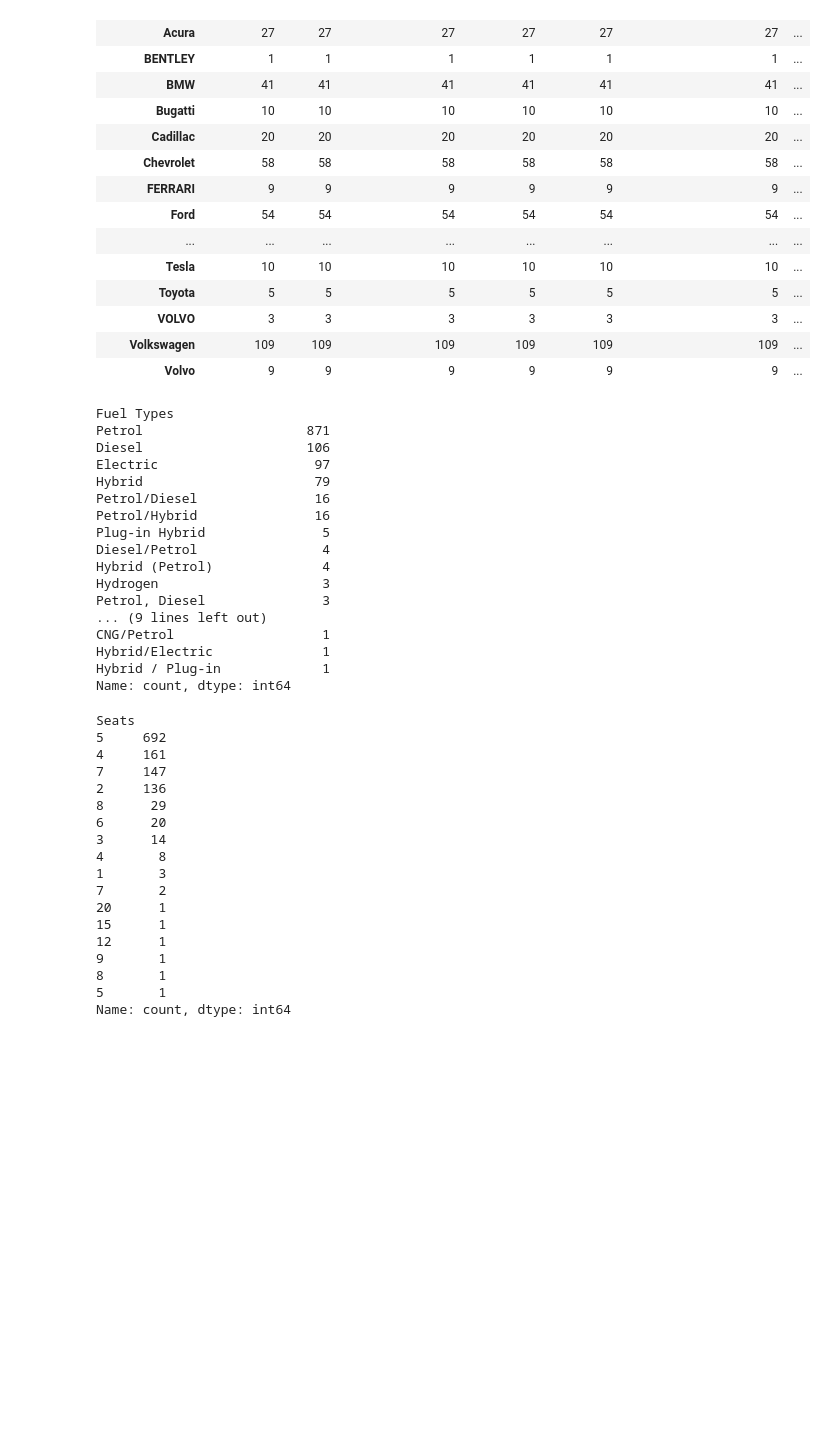
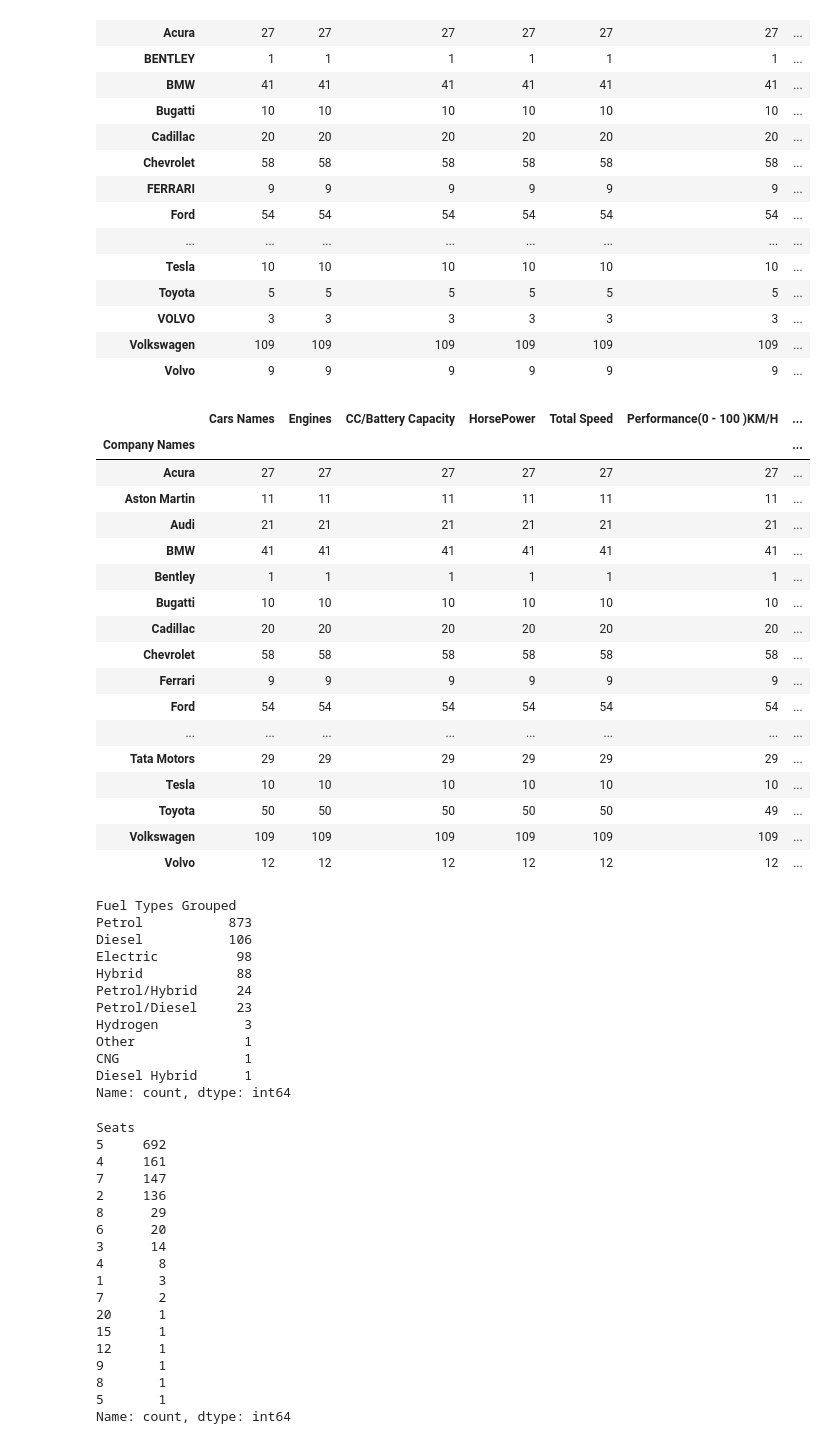
Before and after one commit to GiorgioDn/Python_gd_learning, a Jupyter notebook: corso python/11_28_Venerdì/Esercizi/Esercizio_2.ipynb, the cells around one changed output. Cells and saved outputs as stored; diff of their text form; code cells hidden in the pictures; blank space fills up the shorter version.

```diff
--- a/corso python/11_28_Venerdì/Esercizi/Esercizio_2.ipynb
+++ b/corso python/11_28_Venerdì/Esercizi/Esercizio_2.ipynb
@@ -101,21 +101,42 @@ df.groupby("Company Names").count()
 # %%
 #normalizzazione del brand name
 def normalize_brand(name):
     name = str(name).strip().lower()
     name = re.sub(r"\s+", " ", name)
 
     if name in ["bmw", "gmc"]:
         return name.upper()
 
     elif "rolls" in name:
         return "Rolls-Royce"
 
     elif "mercedes" in name:
         return "Mercedes-Benz"
 
     return name.title()
 
 df["Company Names"] = df["Company Names"].apply(normalize_brand)
+
+df.groupby("Company Names").count()
+# %% [output]
+|  | Cars Names | Engines | CC/Battery Capacity | HorsePower | Total Speed | Performance(0 - 100 )KM/H | ... |
+| Company Names |  |  |  |  |  |  | ... |
+| Acura | 27 | 27 | 27 | 27 | 27 | 27 | ... |
+| Aston Martin | 11 | 11 | 11 | 11 | 11 | 11 | ... |
+| Audi | 21 | 21 | 21 | 21 | 21 | 21 | ... |
+| BMW | 41 | 41 | 41 | 41 | 41 | 41 | ... |
+| Bentley | 1 | 1 | 1 | 1 | 1 | 1 | ... |
+| Bugatti | 10 | 10 | 10 | 10 | 10 | 10 | ... |
+| Cadillac | 20 | 20 | 20 | 20 | 20 | 20 | ... |
+| Chevrolet | 58 | 58 | 58 | 58 | 58 | 58 | ... |
+| Ferrari | 9 | 9 | 9 | 9 | 9 | 9 | ... |
+| Ford | 54 | 54 | 54 | 54 | 54 | 54 | ... |
+| ... | ... | ... | ... | ... | ... | ... | ... |
+| Tata Motors | 29 | 29 | 29 | 29 | 29 | 29 | ... |
+| Tesla | 10 | 10 | 10 | 10 | 10 | 10 | ... |
+| Toyota | 50 | 50 | 50 | 50 | 50 | 49 | ... |
+| Volkswagen | 109 | 109 | 109 | 109 | 109 | 109 | ... |
+| Volvo | 12 | 12 | 12 | 12 | 12 | 12 | ... |
 # %%
 #normalizzazione del fuel type
 def simplify_fuel_type(x):
@@ -145,24 +166,19 @@ df['Fuel Types Grouped'] = df["Fuel Types"].apply(simplify_fuel_type)
 
 #df.groupby("Fuel Types").count()
 
-print(df["Fuel Types"].value_counts())
+print(df["Fuel Types Grouped"].value_counts())
 # %% [output]
-Fuel Types
-Petrol                     871
-Diesel                     106
-Electric                    97
-Hybrid                      79
-Petrol/Diesel               16
-Petrol/Hybrid               16
-Plug-in Hybrid               5
-Diesel/Petrol                4
-Hybrid (Petrol)              4
-Hydrogen                     3
-Petrol, Diesel               3
-... (9 lines left out)
-CNG/Petrol                   1
-Hybrid/Electric              1
-Hybrid / Plug-in             1
+Fuel Types Grouped
+Petrol           873
+Diesel           106
+Electric          98
+Hybrid            88
+Petrol/Hybrid     24
+Petrol/Diesel     23
+Hydrogen           3
+Other              1
+CNG                1
+Diesel Hybrid      1
 Name: count, dtype: int64
 # %%
 #normalizzazione sedili
```
Also changed, not shown: parts of 1 cell of this notebook.
